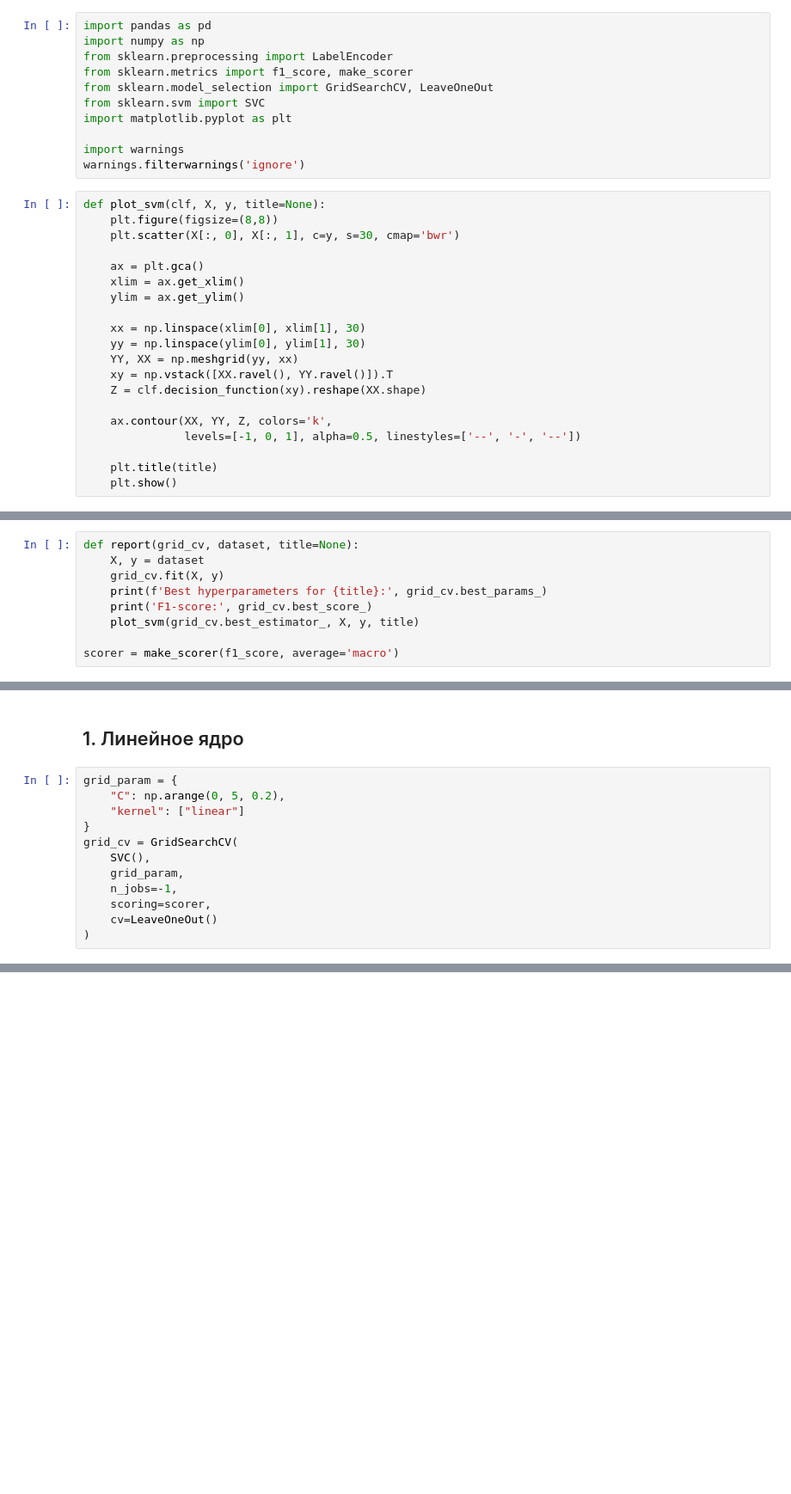
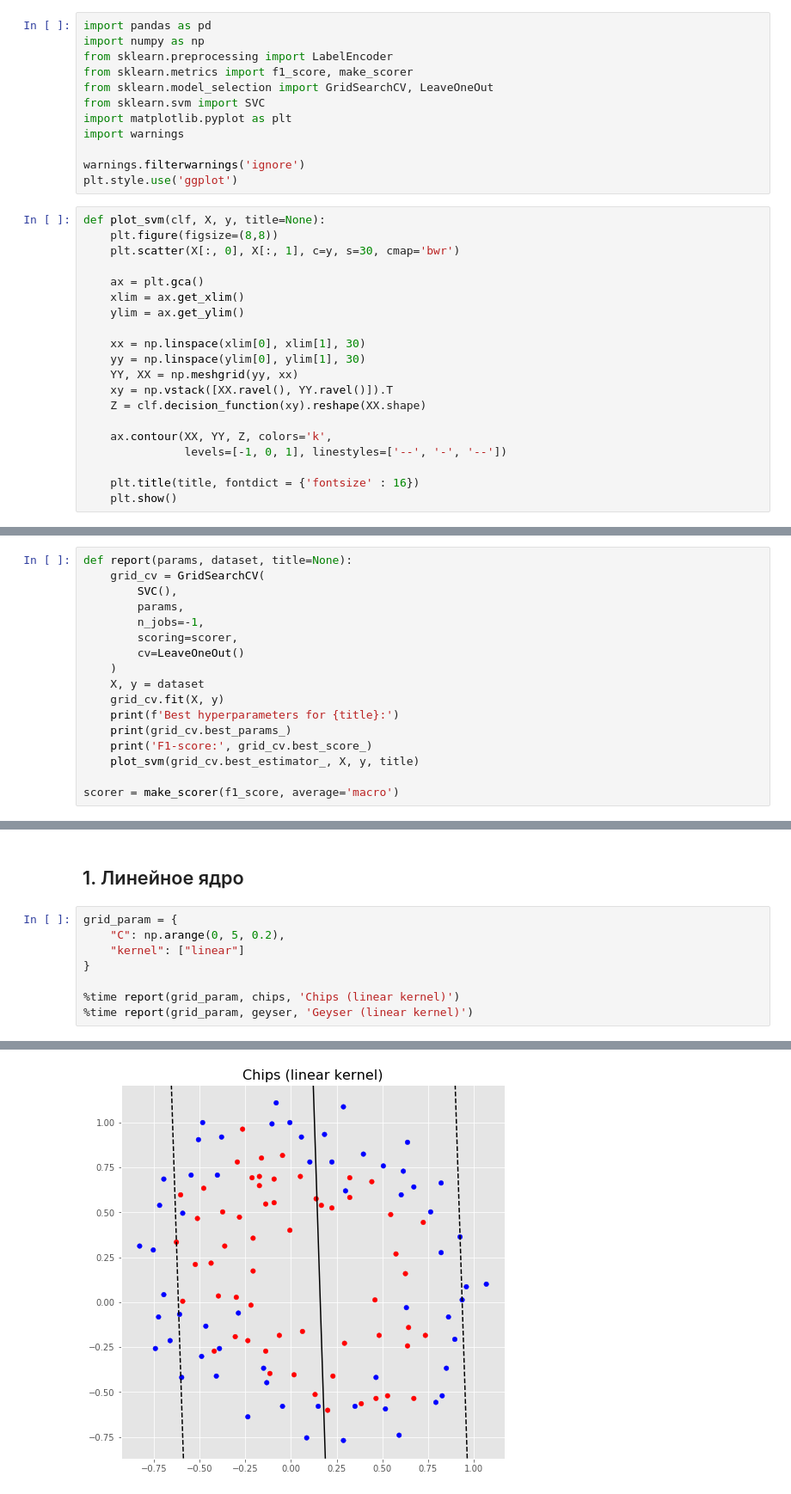
Before and after one commit to BakasaRus/IntelligentSystems, a Jupyter notebook: Labs/SVM.ipynb, the cells around one changed output, grey strips where cells are left out. Shown: that part at 86% size. Cells and saved outputs as stored; diff of their text form; blank space fills up the shorter version.

```diff
--- a/Labs/SVM.ipynb
+++ b/Labs/SVM.ipynb
@@ -6,9 +6,10 @@ from sklearn.metrics import f1_score, make_scorer
 from sklearn.model_selection import GridSearchCV, LeaveOneOut
 from sklearn.svm import SVC
 import matplotlib.pyplot as plt
+import warnings
 
-import warnings
 warnings.filterwarnings('ignore')
+plt.style.use('ggplot')
 # %%
 def plot_svm(clf, X, y, title=None):
     plt.figure(figsize=(8,8))
@@ -25,9 +26,9 @@ def plot_svm(clf, X, y, title=None):
     Z = clf.decision_function(xy).reshape(XX.shape)
 
     ax.contour(XX, YY, Z, colors='k',
-               levels=[-1, 0, 1], alpha=0.5, linestyles=['--', '-', '--'])
+               levels=[-1, 0, 1], linestyles=['--', '-', '--'])
 
-    plt.title(title)
+    plt.title(title, fontdict = {'fontsize' : 16})
     plt.show()
 # %%
 def read_data(filename):
@@ -41,10 +42,18 @@ def read_data(filename):
 
     return X, y
 # %%
-def report(grid_cv, dataset, title=None):
+def report(params, dataset, title=None):
+    grid_cv = GridSearchCV(
+        SVC(),
+        params,
+        n_jobs=-1,
+        scoring=scorer,
+        cv=LeaveOneOut()
+    )
     X, y = dataset
     grid_cv.fit(X, y)
-    print(f'Best hyperparameters for {title}:', grid_cv.best_params_)
+    print(f'Best hyperparameters for {title}:')
+    print(grid_cv.best_params_)
     print('F1-score:', grid_cv.best_score_)
     plot_svm(grid_cv.best_estimator_, X, y, title)
 
@@ -59,10 +68,7 @@ grid_param = {
     "C": np.arange(0, 5, 0.2),
     "kernel": ["linear"]
 }
-grid_cv = GridSearchCV(
-    SVC(),
-    grid_param,
-    n_jobs=-1,
-    scoring=scorer,
-    cv=LeaveOneOut()
-)
+
+%time report(grid_param, chips, 'Chips (linear kernel)')
+%time report(grid_param, geyser, 'Geyser (linear kernel)')
+# %% [output]
@@ -68,0 +85 @@ grid_cv = GridSearchCV(
+[figure, added]
```
Also changed, not shown: parts of 9 cells of this notebook.
